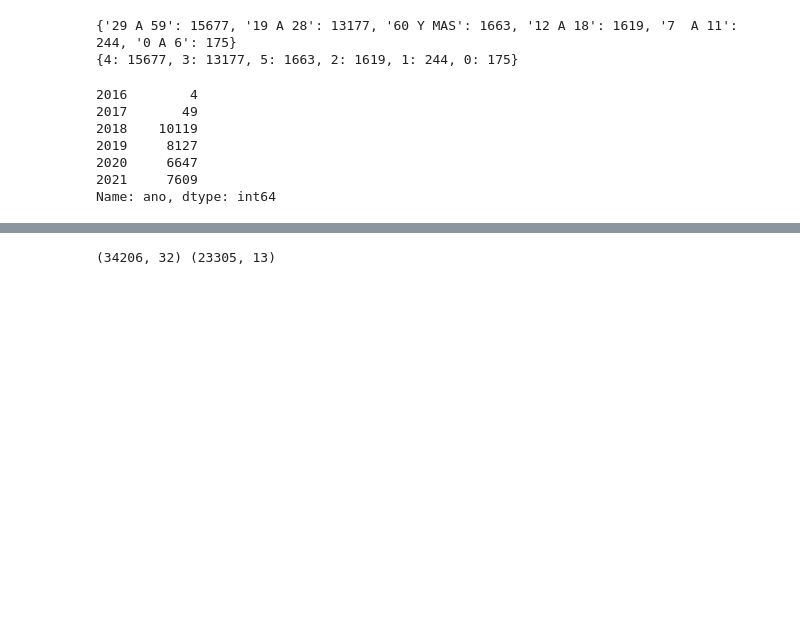
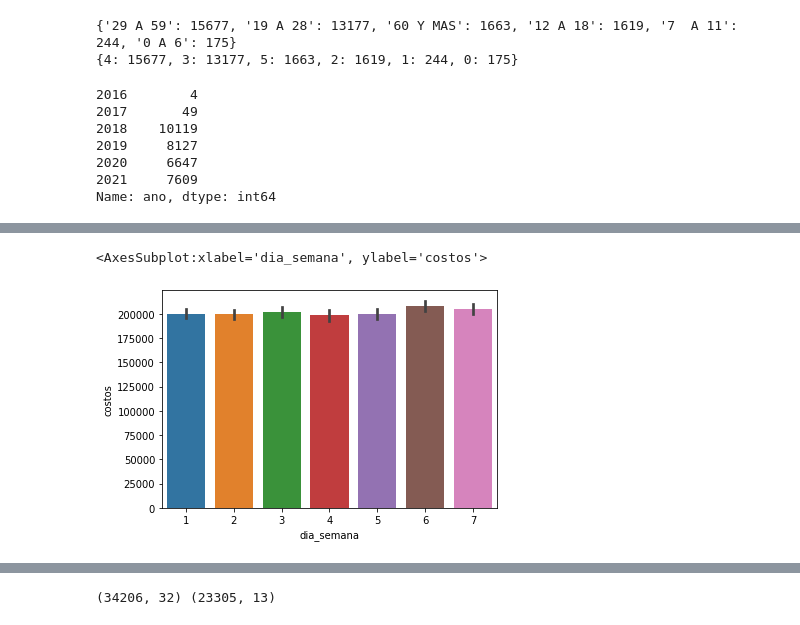
Before and after one commit to dherrerambo/analisis-de-datos-avanzados, a Jupyter notebook: Clase 7 - Regressions/tarea/tarea-clase7-costo atencion hosp.ipynb, the cells around one changed output, grey strips where cells are left out. Cells and saved outputs as stored; diff of their text form; code cells hidden in the pictures; blank space fills up the shorter version.

```diff
--- a/Clase 7 - Regressions/tarea/tarea-clase7-costo atencion hosp.ipynb
+++ b/Clase 7 - Regressions/tarea/tarea-clase7-costo atencion hosp.ipynb
@@ -183,3 +203,8 @@ plt.show()
+# %%
+sns.barplot(data=data0, x='dia_semana',y='costos')
+# %% [output]
+<AxesSubplot:xlabel='dia_semana', ylabel='costos'>
+[figure, added]
 # %%
 data0.describe().T
 # %% [output]
```
Also changed, not shown: parts of 9 cells of this notebook, 1 other file.
